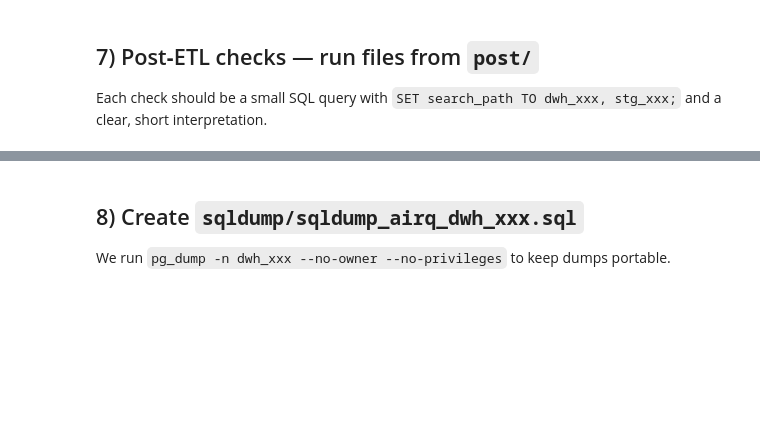
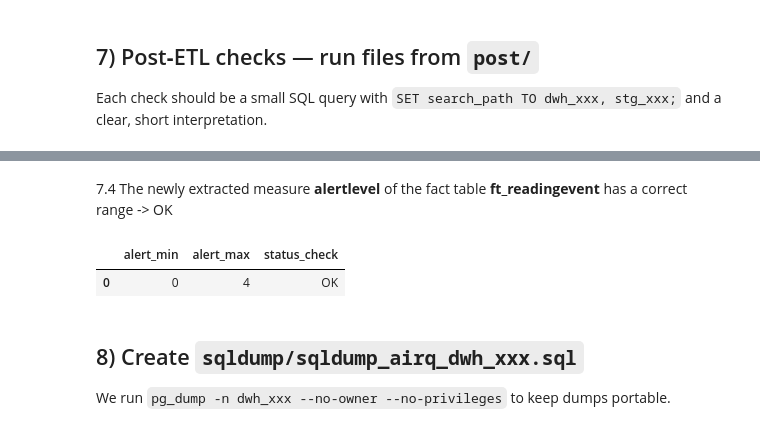
Before and after one commit to philippmoessner/tuwien_bi, a Jupyter notebook: AirQ_Part1_080.ipynb, the cells around one changed output, grey strips where cells are left out. Saved outputs shown, nothing was run; the diff lists cells and outputs as text; code cells hidden in the pictures; blank space fills up the shorter version.

```diff
--- a/AirQ_Part1_080.ipynb
+++ b/AirQ_Part1_080.ipynb
@@ -376,3 +390,12 @@ display(df)
+# %% [markdown]
+7.4 The newly extracted measure **alertlevel** of the fact table **ft_readingevent** has a correct range -> OK
+# %%
+# Check 4
+df = run_sqlscript("post/a1_check04_alertleveltype.sql", engine=engine, progress=VERBOSE_SQL)
+display(df)
+# %% [output]
+|  | alert_min | alert_max | status_check |
+| 0 | 0 | 4 | OK |
 # %% [markdown]
 
 ## 8) Create `sqldump/sqldump_airq_dwh_xxx.sql`
```
Also changed, not shown: parts of 7 cells of this notebook, 2 other files.
